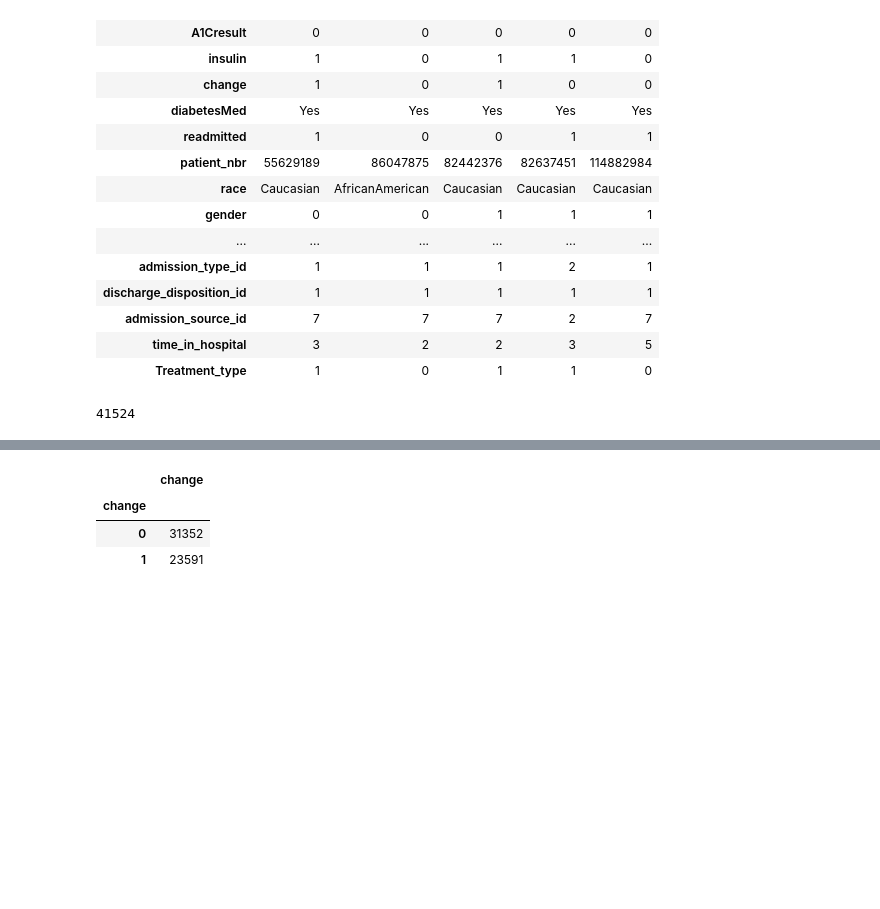
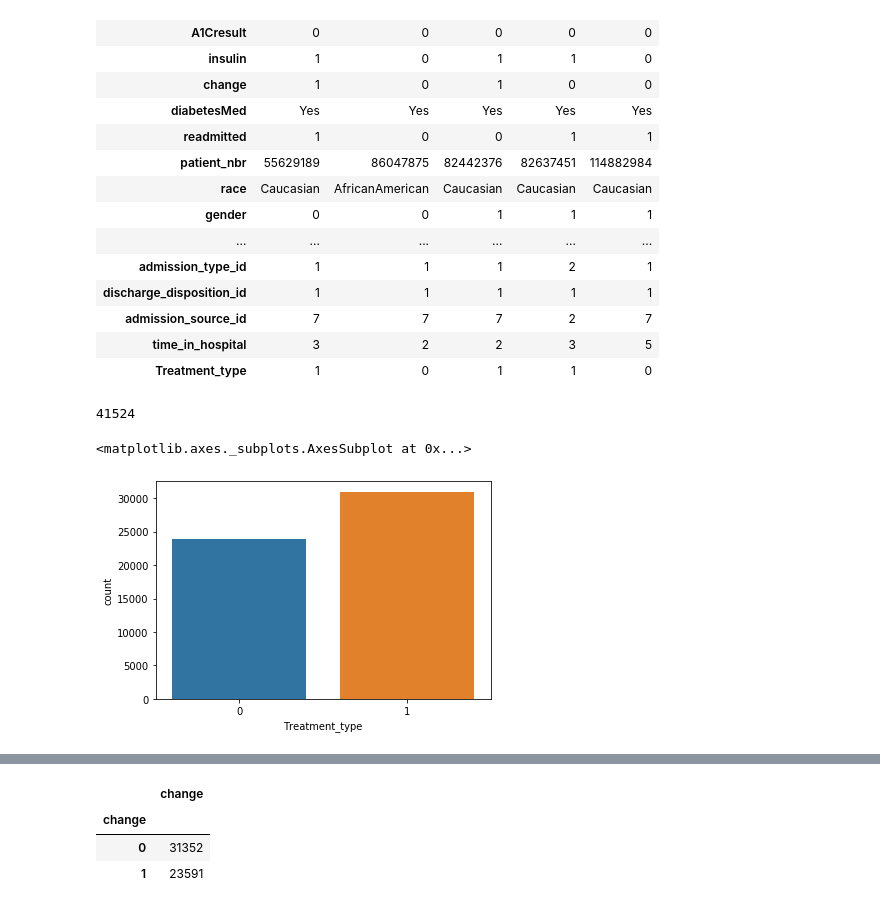
Before and after one commit to gauravkantrod/GLProject, a Jupyter notebook: Diabetes.ipynb, the cells around one changed output, grey strips where cells are left out. Drawn from its saved outputs; the diff is of its cells as text; code cells hidden in the pictures; blank space fills up the shorter version.

```diff
--- a/Diabetes.ipynb
+++ b/Diabetes.ipynb
@@ -527,16 +525,14 @@ df_with_med['change'] = df_with_med['change'].replace('No',0)
 m1=df_with_med['diag_1'].mode()
 m2=df_with_med['diag_2'].mode()
 m3=df_with_med['diag_3'].mode()
-df_with_med['diag_1'].replace('?', m1, inplace=True)
-df_with_med['diag_2'].replace('?', m2, inplace=True)
-df_with_med['diag_3'].replace('?', m3, inplace=True)
+df_with_med['diag_1'].replace('?', m1[0], inplace=True)
+df_with_med['diag_2'].replace('?', m2[0], inplace=True)
+df_with_med['diag_3'].replace('?', m3[0], inplace=True)
 # %%
 #Function to map values of daig_1, diag_2, diag_3
 def categorizeICD9(x):
     if 'V' in str(x):
         return 'Supplementary Classification of External Causes of Injury and Poisoning'
-    elif str(x) == '?':
-        return 'Others'
     elif "E" in str(x):
         return 'Supplementary Classification of Factors influencing Health Status and Contact with Health Services'
     elif int(x) >= 0 and int(x) <= 139:
@@ -747,6 +742,11 @@ df_with_med.head().T
 len(set(df_with_med['patient_nbr']))
 # %% [output]
 41524
+# %%
+sns.countplot(df_with_med['Treatment_type'])
+# %% [output]
+<matplotlib.axes._subplots.AxesSubplot at 0x...>
+[figure, added]
 # %%
 sns.countplot(df_with_med['Treatment_type'])
 plt.title("Treatement type Insulin/other Medication.")
```
Also changed, not shown: parts of 51 cells of this notebook.
